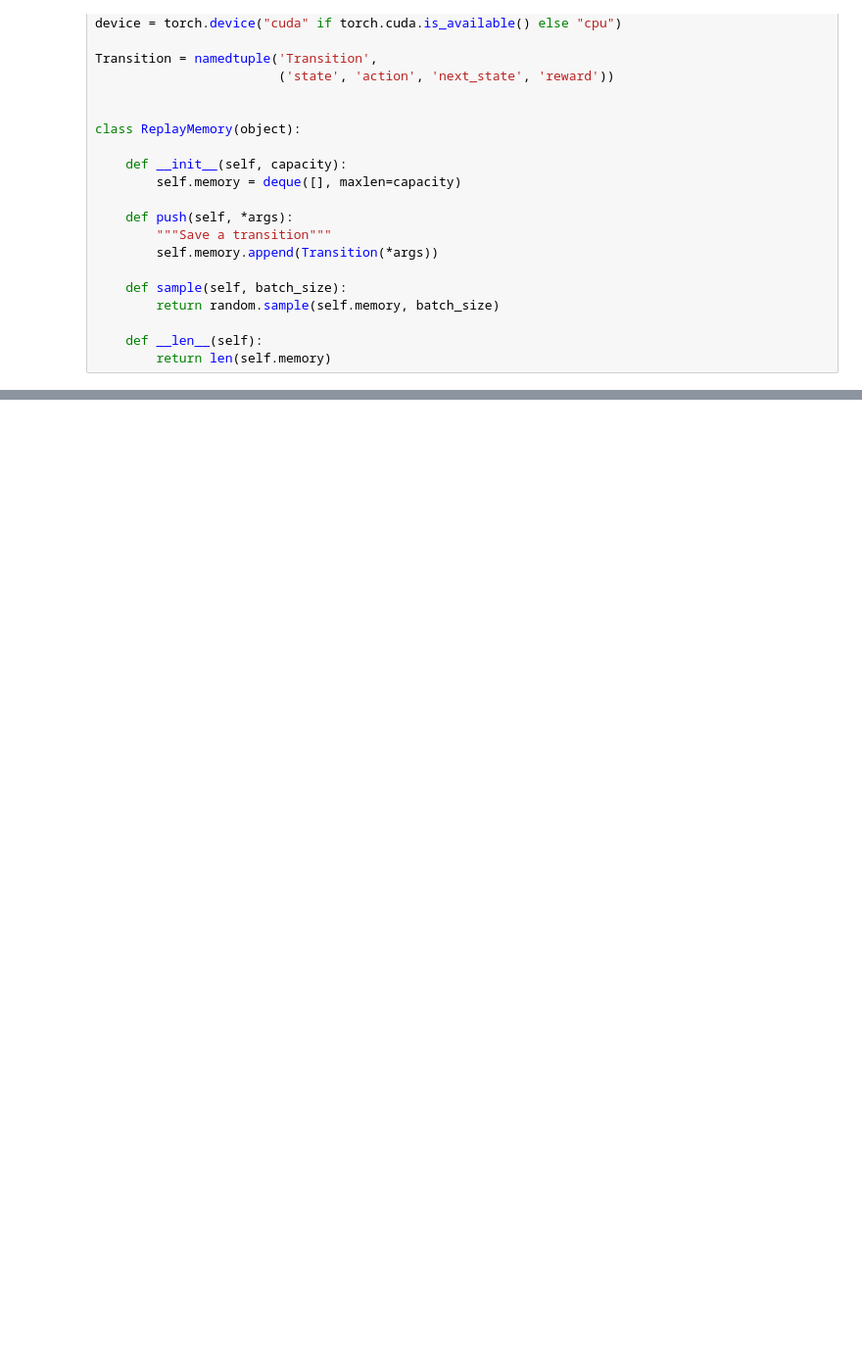
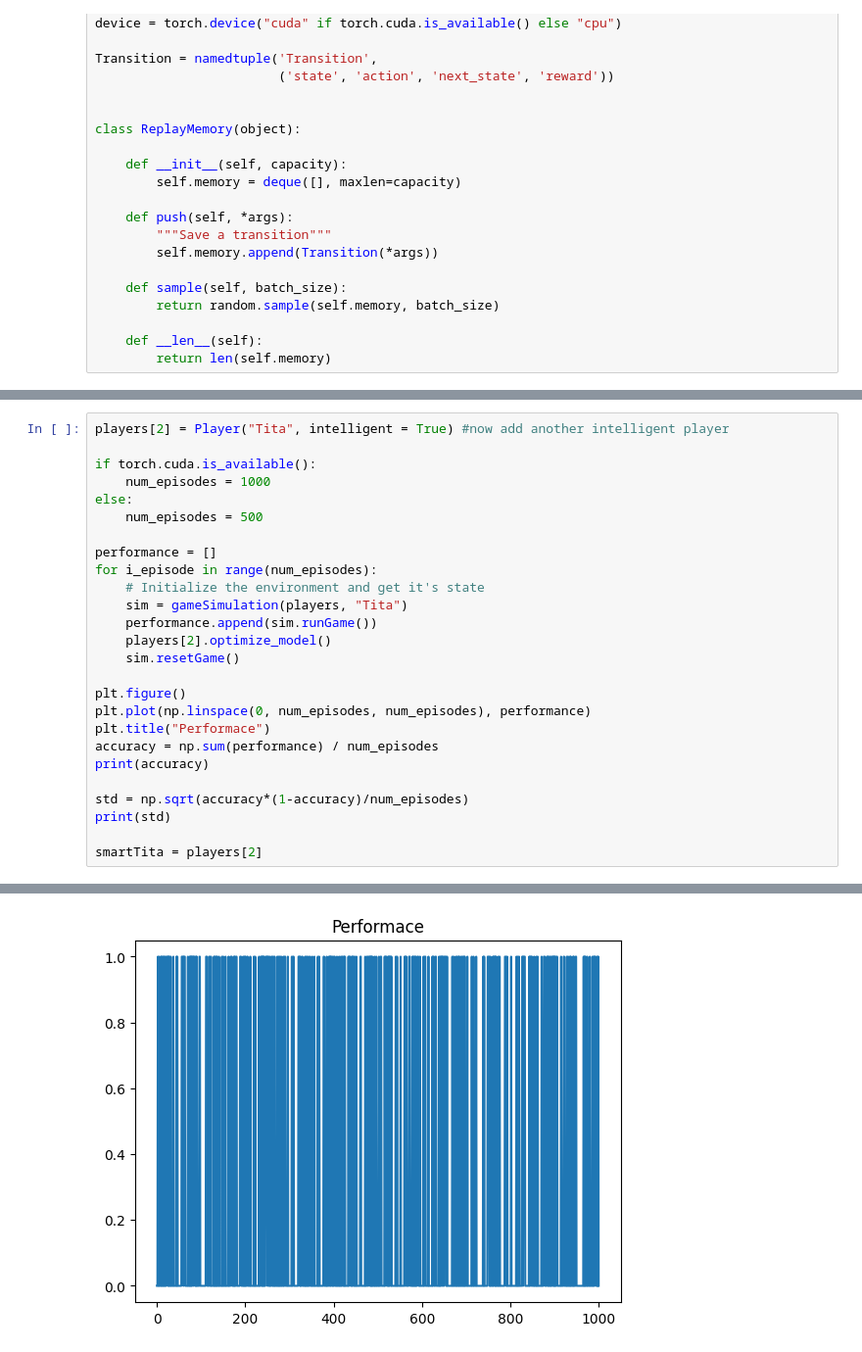
Before and after one commit to SeanSDarcy2001/games, a Jupyter notebook: dominoRL.ipynb, the cells around one changed output, grey strips where cells are left out. Shown at 98% size. Saved outputs shown, nothing was run; the diff lists cells and outputs as text; blank space fills up the shorter version.

```diff
--- a/dominoRL.ipynb
+++ b/dominoRL.ipynb
@@ -747,0 +614,27 @@ NameError: ignored
+# %%
+players[2] = Player("Tita", intelligent = True) #now add another intelligent player
+
+if torch.cuda.is_available():
+    num_episodes = 1000
+else:
+    num_episodes = 500
+
+performance = []
+for i_episode in range(num_episodes):
+    # Initialize the environment and get it's state
+    sim = gameSimulation(players, "Tita")
+    performance.append(sim.runGame())
+    players[2].optimize_model()
+    sim.resetGame()
+
+plt.figure()
+plt.plot(np.linspace(0, num_episodes, num_episodes), performance)
+plt.title("Performace")
+accuracy = np.sum(performance) / num_episodes
+print(accuracy)
+
+std = np.sqrt(accuracy*(1-accuracy)/num_episodes)
+print(std)
+
+smartTita = players[2]
+# %% [output]
@@ -747,0 +658 @@ NameError: ignored
+[figure, added]
```
Also changed, not shown: parts of 17 cells of this notebook.
